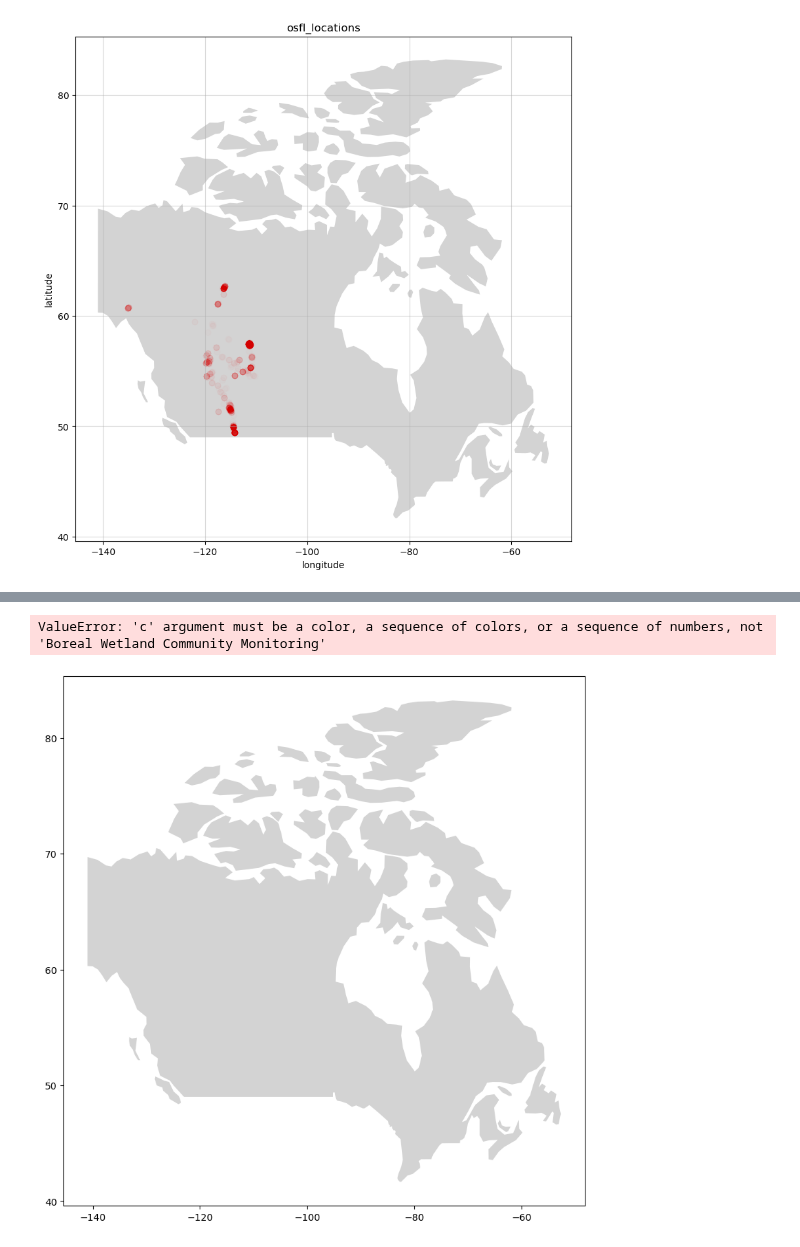
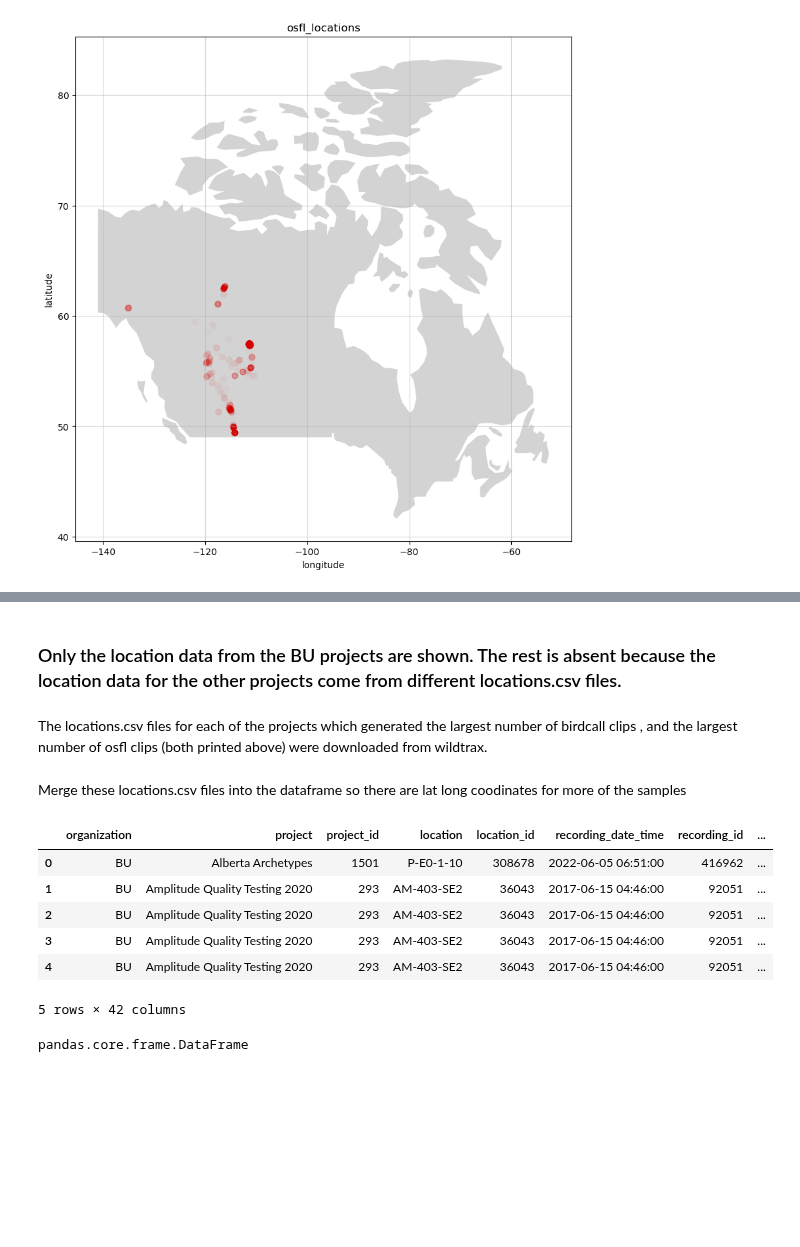
Before and after one commit to Mgallimore88/osfl_cnn_recognizer, a Jupyter notebook: notebooks/exploratory_nbs/1.9-mjg-osfl-eda-generate-location-plots.ipynb, the cells around one changed output, grey strips where cells are left out. Cells and saved outputs as stored; diff of their text form; code cells hidden in the pictures; blank space fills up the shorter version.

```diff
--- a/notebooks/exploratory_nbs/1.9-mjg-osfl-eda-generate-location-plots.ipynb
+++ b/notebooks/exploratory_nbs/1.9-mjg-osfl-eda-generate-location-plots.ipynb
@@ -258,5 +241,20 @@ def display_clip_locations(df, title = 'clip_locations'):
+# %% [markdown]
+### Only the location data from the BU projects are shown. The rest is absent because the location data for the other projects come from different locations.csv files.
+# %% [markdown]
+The locations.csv files for each of the projects which generated the largest number of birdcall clips , and the largest number of osfl clips (both printed above) were downloaded from wildtrax.
+# %% [markdown]
+Merge these locations.csv files into the dataframe so there are lat long coodinates for more of the samples
+# %%
+df.head()
+# %% [output]
+|  | organization | project | project_id | location | location_id | recording_date_time | recording_id | ... |
+| 0 | BU | Alberta Archetypes | 1501 | P-E0-1-10 | 308678 | 2022-06-05 06:51:00 | 416962 | ... |
+| 1 | BU | Amplitude Quality Testing 2020 | 293 | AM-403-SE2 | 36043 | 2017-06-15 04:46:00 | 92051 | ... |
+| 2 | BU | Amplitude Quality Testing 2020 | 293 | AM-403-SE2 | 36043 | 2017-06-15 04:46:00 | 92051 | ... |
+| 3 | BU | Amplitude Quality Testing 2020 | 293 | AM-403-SE2 | 36043 | 2017-06-15 04:46:00 | 92051 | ... |
+| 4 | BU | Amplitude Quality Testing 2020 | 293 | AM-403-SE2 | 36043 | 2017-06-15 04:46:00 | 92051 | ... |
+5 rows × 42 columns
 # %%
-display_clip_locations(df)
+type(df)
 # %% [output]
-ValueError: 'c' argument must be a color, a sequence of colors, or a sequence of numbers, not 'Boreal Wetland Community Monitoring'
+pandas.core.frame.DataFrame
-[figure, removed]
```
Also changed, not shown: parts of 24 cells of this notebook, 2 other files.
